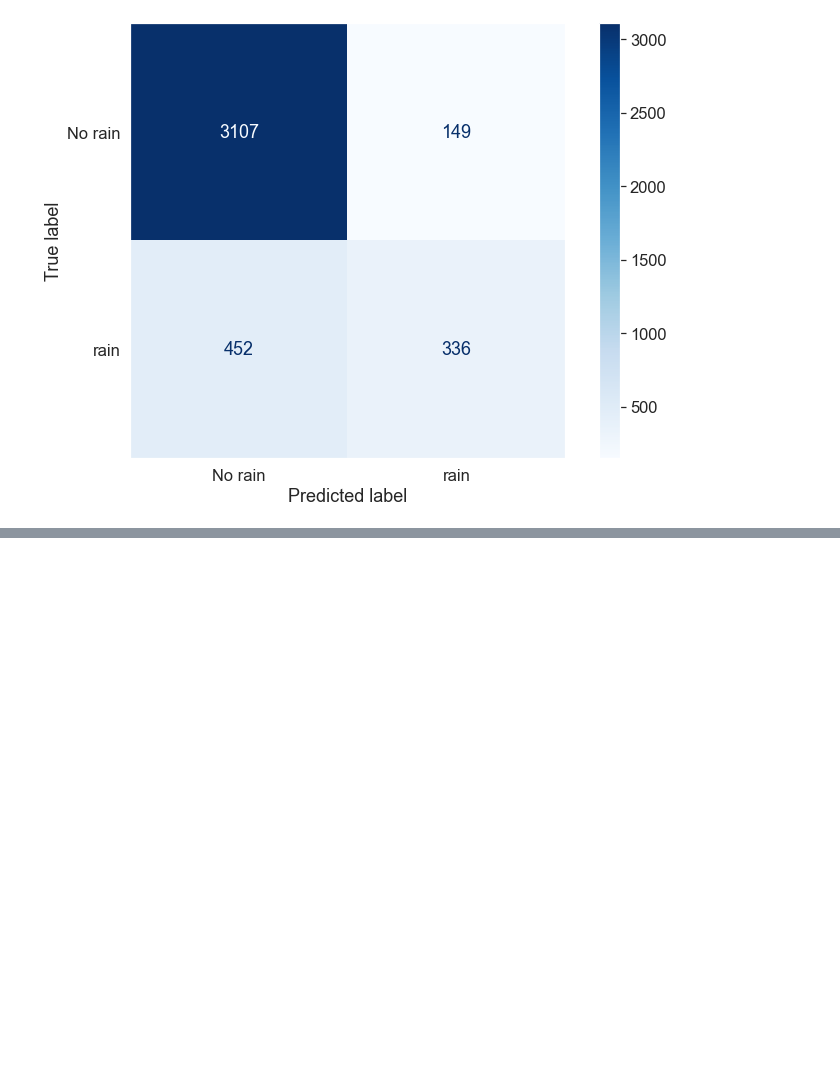
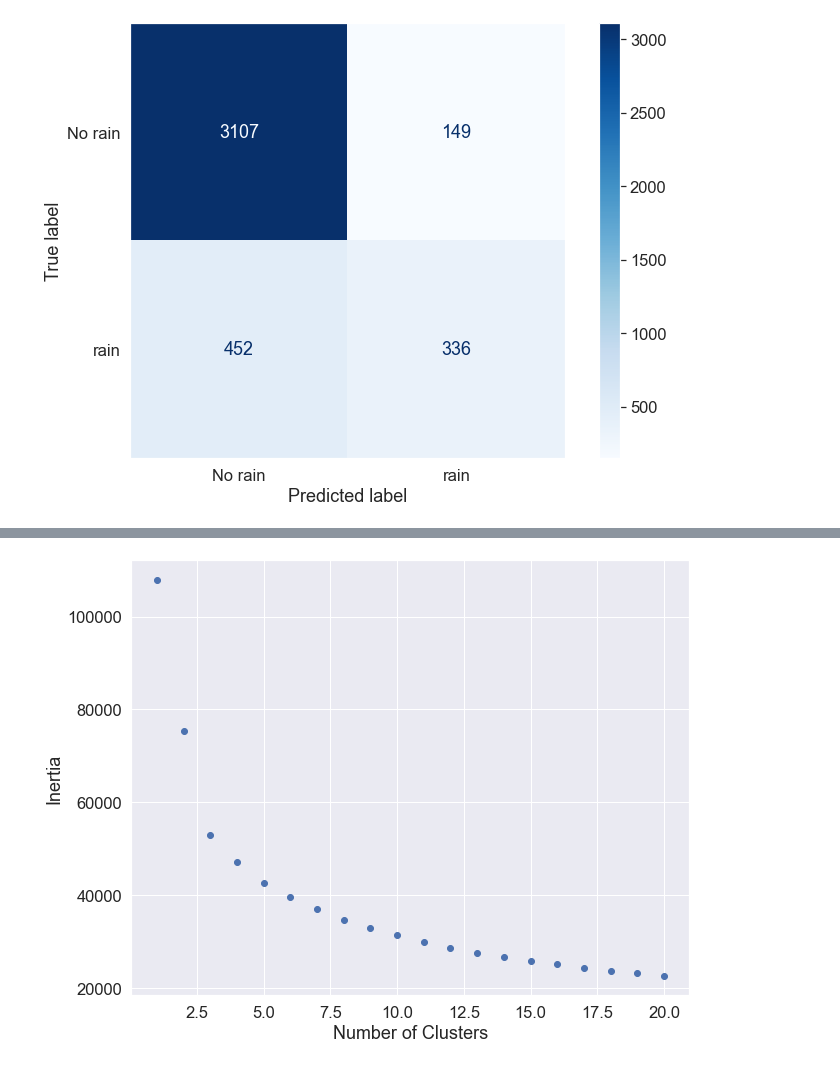
Before and after one commit to ManelForcales/prueba_tecnica, a Jupyter notebook: Fase_4.ipynb, the cells around one changed output, grey strips where cells are left out. Drawn from its saved outputs; the diff is of its cells as text; code cells hidden in the pictures; blank space fills up the shorter version.

```diff
--- a/Fase_4.ipynb
+++ b/Fase_4.ipynb
@@ -298,0 +302,4 @@ plt.show()
+# %%
+X_new = df1.drop(columns=['precipitaciones','lluvia','year','month'])
+#X_new['month'] = X_new.index.month
+#nos quedamos con estas variables para ver distintos tipos de cluster
@@ -298,0 +327,15 @@ plt.show()
+# %%
+scaler = StandardScaler()
+scaled_features = scaler.fit_transform(X_new)
+# %%
+kmeans_kwargs = {"init": "random","n_init": 10,"max_iter": 300}
+# %%
+#Try up to 20 clusters
+n_clusters =np.arange(1,21)
+inercias = []
+for cluster in n_clusters:
+    knn = KMeans(n_clusters=cluster,**kmeans_kwargs)
+    knn.fit(scaled_features)
+    err = knn.inertia_
+    print(cluster,err)
+    inercias.append(err)
@@ -298,0 +363,9 @@ plt.show()
+# %%
+# Elbow plot #
+fig,ax = plt.subplots(figsize=(10,8))
+plt.scatter(n_clusters,inercias)
+plt.xlabel("Number of Clusters")
+plt.ylabel("Inertia") # Minimizar sum of the Square Error (SSE)
+plt.show()
+# %% [output]
+[figure, added]
```
Also changed, not shown: parts of 17 cells of this notebook, 1 other file.
